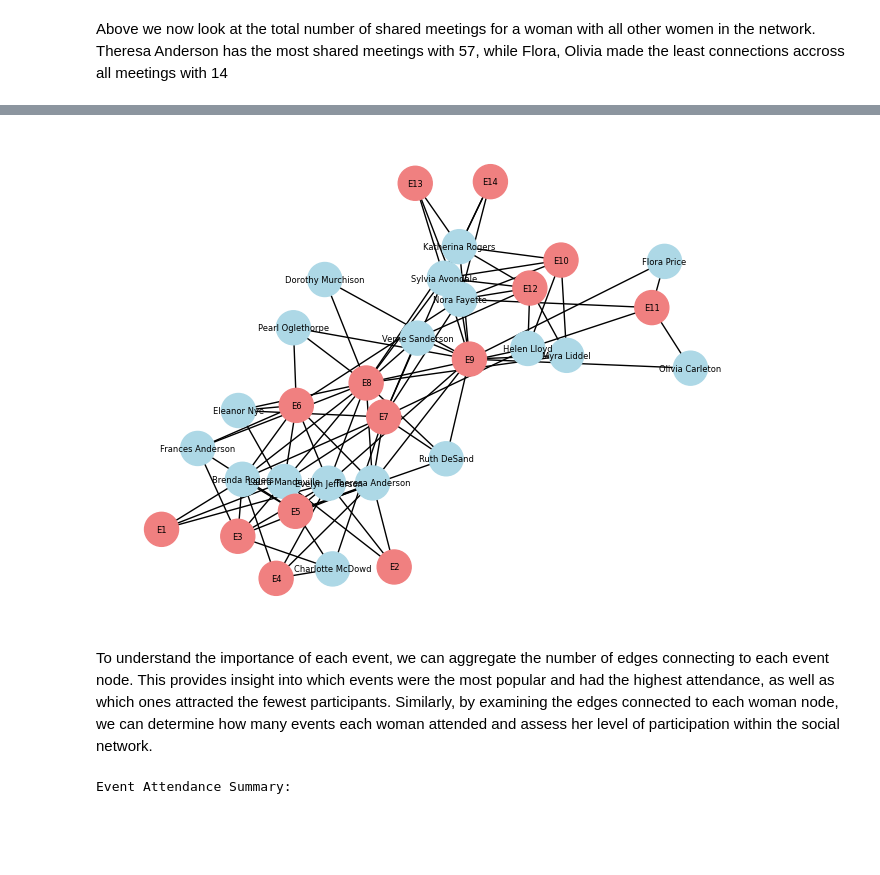
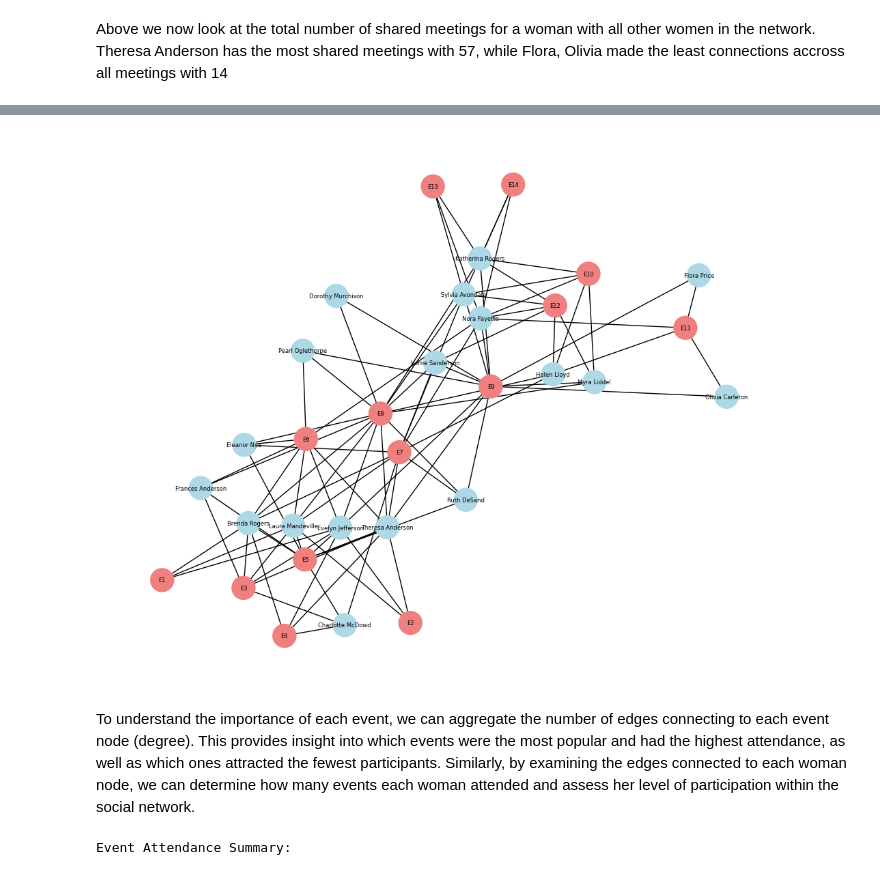
Before and after one commit to DW8888/Data620, a Jupyter notebook: davis_club.ipynb, the cells around one changed output, grey strips where cells are left out. Saved outputs shown, nothing was run; the diff lists cells and outputs as text; code cells hidden in the pictures; blank space fills up the shorter version.

```diff
--- a/davis_club.ipynb
+++ b/davis_club.ipynb
@@ -111,17 +112,17 @@ plt.show()
 # %%
+plt.figure(figsize=(10, 8))
 nx.draw(
     G, pos,
     with_labels=True,
     node_color=["lightblue" if n in women else "lightcoral" for n in G.nodes()],
     node_size=600,
     font_size=6
 )
 plt.show()
-# This example illustrates how to work with bipartite graphs in NetworkX.
 # %% [output]
-[figure, old version]
+[figure, new version]
 # %% [markdown]
- To understand the importance of each event, we can aggregate the number of edges connecting to each event node. This provides insight into which events were the most popular and had the highest attendance, as well as which ones attracted the fewest participants. Similarly, by examining the edges connected to each woman node, we can determine how many events each woman attended and assess her level of participation within the social network.
+ To understand the importance of each event, we can aggregate the number of edges connecting to each event node (degree). This provides insight into which events were the most popular and had the highest attendance, as well as which ones attracted the fewest participants. Similarly, by examining the edges connected to each woman node, we can determine how many events each woman attended and assess her level of participation within the social network.
 # %%
 
 
```
Also changed, not shown: parts of 5 cells of this notebook.
